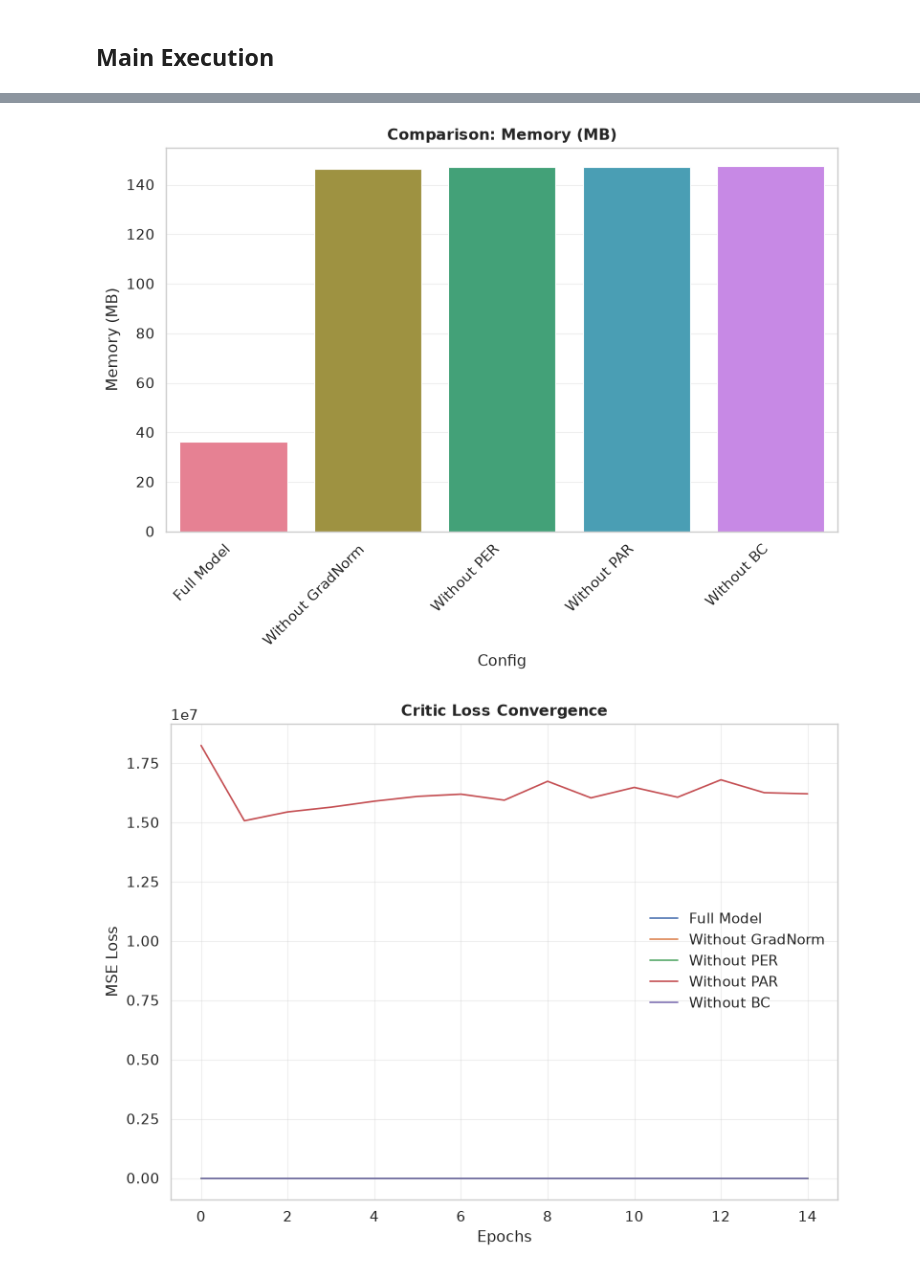
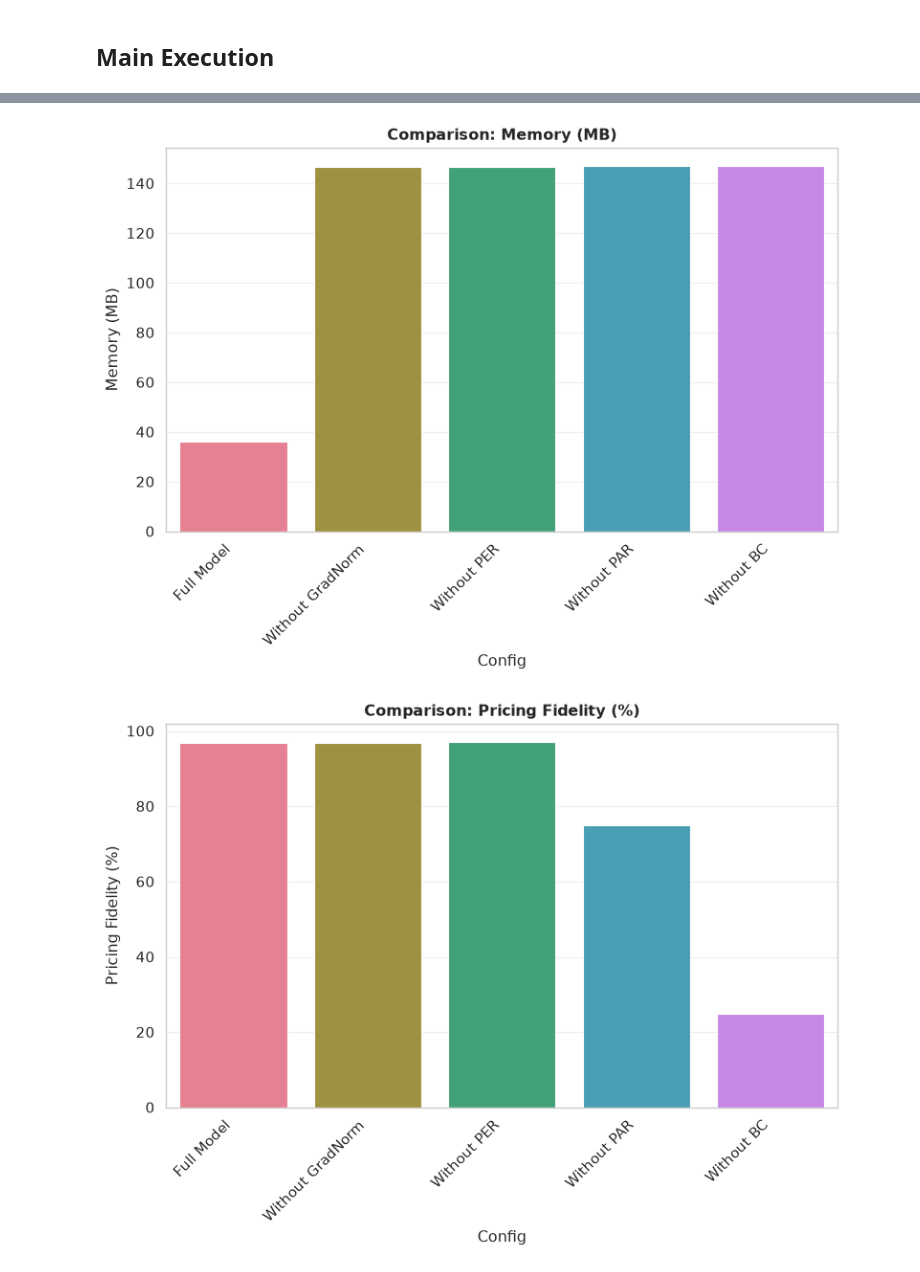
Before and after one commit to debarghamitraroy/Quantitative-Evaluation-for-Explainable-Dueling-DRL-in-Dairy-Supply-Chain-Optimization, a Jupyter notebook: Ablation_Study.ipynb, the cells around one changed output, grey strips where cells are left out. Saved outputs shown, nothing was run; the diff lists cells and outputs as text; code cells hidden in the pictures.

```diff
--- a/Ablation_Study.ipynb
+++ b/Ablation_Study.ipynb
@@ -97,7 +98,6 @@ def load_and_preprocess_data():
         fill_value=0,
     )
 
-    cols_to_keep = [col for col in fifo_matrix.columns if col <= MAX_SHELF_LIFE]
     cols_to_group = [col for col in fifo_matrix.columns if col > MAX_SHELF_LIFE]
     if cols_to_group:
         fifo_matrix[f">{MAX_SHELF_LIFE}_Days"] = fifo_matrix[cols_to_group].sum(axis=1)
@@ -504,7 +563,6 @@ def train_and_evaluate_ablation(config, env_data):
 # %% [markdown]
 ## Experiment Execution & Visualization
 # %%
-import os
 import matplotlib.pyplot as plt
 import seaborn as sns
 
@@ -523,6 +581,9 @@ def generate_visualizations(results_df, histories):
         "R2",
         "Training Time (s)",
         "Memory (MB)",
+        "Pricing Fidelity (%)",
+        "Reordering Fidelity (%)",
+        "Lipschitz Constant",
     ]
 
     colors = sns.color_palette("husl", len(results_df))
@@ -537,7 +598,11 @@ def generate_visualizations(results_df, histories):
             palette=colors,
         )
 
-        plt.title(f"Comparison: {metric}")
+        title = r"$R^2$" if metric == "R2" else metric
+
+        # plt.title(f"Comparison: {metric}")
+        plt.title(f"Comparison: {title}")
+
         plt.xticks(rotation=45, ha="right")
         plt.tight_layout()
 
@@ -713,9 +778,14 @@ if __name__ == "__main__":
         all_results.append(stats)
         all_histories[config["name"]] = history
 
-        if stats["Accuracy (%)"] > best_acc:
-            best_acc = stats["Accuracy (%)"]
-            best_model_ref = model
+        # if stats["Accuracy (%)"] > best_acc:
+        #     best_acc = stats["Accuracy (%)"]
+        #     best_model_ref = model
+
+        # Explicitly save the Full Model for the XAI pipeline,
+        # regardless of minor accuracy fluctuations.
+        if config["name"] == "Full Model":
+            full_model_ref = model
 
     # Tables & Exports
     ablation_study_df = pd.DataFrame(all_results)
@@ -736,7 +806,11 @@ if __name__ == "__main__":
     generate_report(ablation_study_df)
 
     # Execute XAI on the Best Configuration
-    run_explainability_pipeline(best_model_ref, env_data)
+    # run_explainability_pipeline(best_model_ref, env_data)
+
+    # Execute XAI on the Proposed Full Model
+    run_explainability_pipeline(full_model_ref, env_data)
+
     print(
         "\n[SUCCESS] Ablation Study completed. All outputs saved to './plots' and './results'."
     )
@@ -763,2 +837,2 @@ Generating comparative visualizations...
 [figure]
-[figure, old version]
+[figure, new version]
```
Also changed, not shown: parts of 4 cells of this notebook.
